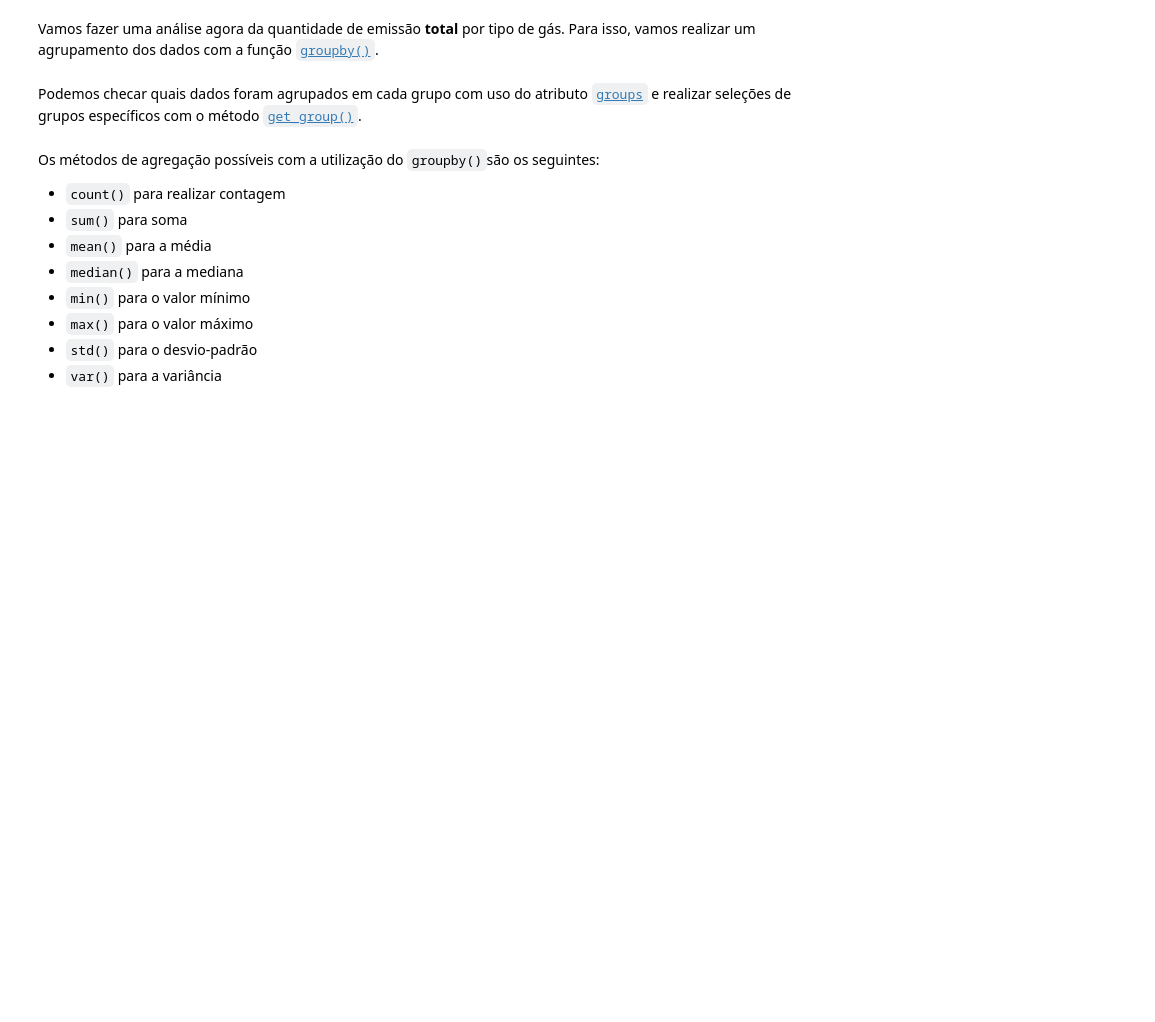
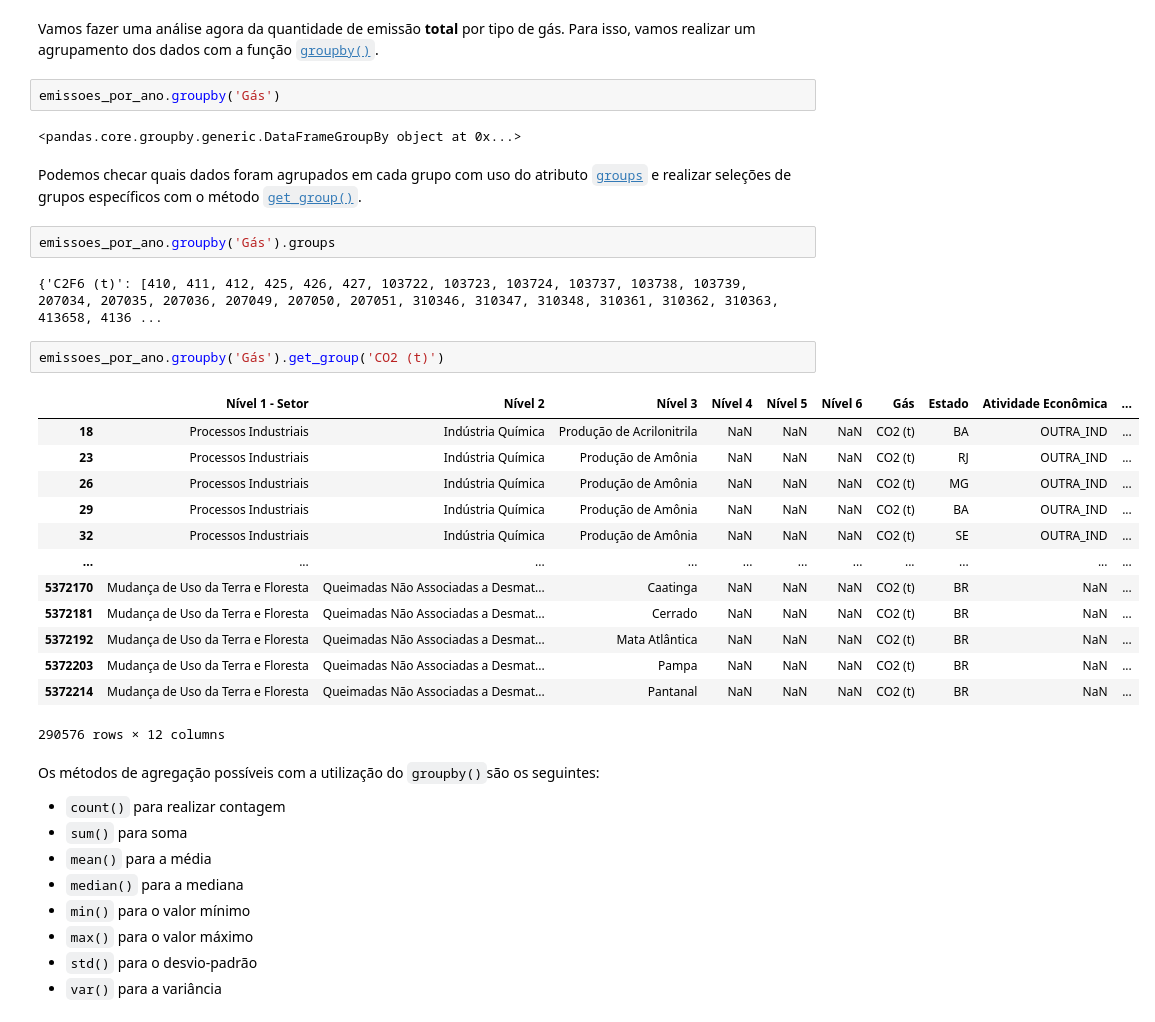
Before and after one commit to rgrAndrade/Analise_de_Gases_de_Efeito_Estufa, a Jupyter notebook: analise_gases_efeito_estufa.ipynb, the cells around one changed output. Cells and saved outputs as stored; diff of their text form; blank space fills up the shorter version.

```diff
--- a/analise_gases_efeito_estufa.ipynb
+++ b/analise_gases_efeito_estufa.ipynb
@@ -204,8 +272,32 @@ Para realizar a transformação do DataFrame, utilizamos o método [`melt()`](ht
 ### Análise dos gases
 # %% [markdown]
 Vamos fazer uma análise agora da quantidade de emissão **total** por tipo de gás. Para isso, vamos realizar um agrupamento dos dados com a função [`groupby()`](https://pandas.pydata.org/docs/reference/api/pandas.DataFrame.groupby.html).
+# %%
+emissoes_por_ano.groupby('Gás')
+# %% [output]
+<pandas.core.groupby.generic.DataFrameGroupBy object at 0x...>
 # %% [markdown]
 Podemos checar quais dados foram agrupados em cada grupo com uso do atributo [`groups`](https://pandas.pydata.org/docs/reference/api/pandas.core.groupby.GroupBy.groups.html) e realizar seleções de grupos específicos com o método [`get_group()`](https://pandas.pydata.org/docs/reference/api/pandas.core.groupby.GroupBy.get_group.html).
+# %%
+emissoes_por_ano.groupby('Gás').groups
+# %% [output]
+{'C2F6 (t)': [410, 411, 412, 425, 426, 427, 103722, 103723, 103724, 103737, 103738, 103739, 207034, 207035, 207036, 207049, 207050, 207051, 310346, 310347, 310348, 310361, 310362, 310363, 413658, 4136 ...
+# %%
+emissoes_por_ano.groupby('Gás').get_group('CO2 (t)')
+# %% [output]
+|  | Nível 1 - Setor | Nível 2 | Nível 3 | Nível 4 | Nível 5 | Nível 6 | Gás | Estado | Atividade Econômica | ... |
+| 18 | Processos Industriais | Indústria Química | Produção de Acrilonitrila | NaN | NaN | NaN | CO2 (t) | BA | OUTRA_IND | ... |
+| 23 | Processos Industriais | Indústria Química | Produção de Amônia | NaN | NaN | NaN | CO2 (t) | RJ | OUTRA_IND | ... |
+| 26 | Processos Industriais | Indústria Química | Produção de Amônia | NaN | NaN | NaN | CO2 (t) | MG | OUTRA_IND | ... |
+| 29 | Processos Industriais | Indústria Química | Produção de Amônia | NaN | NaN | NaN | CO2 (t) | BA | OUTRA_IND | ... |
+| 32 | Processos Industriais | Indústria Química | Produção de Amônia | NaN | NaN | NaN | CO2 (t) | SE | OUTRA_IND | ... |
+| ... | ... | ... | ... | ... | ... | ... | ... | ... | ... | ... |
+| 5372170 | Mudança de Uso da Terra e Floresta | Queimadas Não Associadas a Desmat... | Caatinga | NaN | NaN | NaN | CO2 (t) | BR | NaN | ... |
+| 5372181 | Mudança de Uso da Terra e Floresta | Queimadas Não Associadas a Desmat... | Cerrado | NaN | NaN | NaN | CO2 (t) | BR | NaN | ... |
+| 5372192 | Mudança de Uso da Terra e Floresta | Queimadas Não Associadas a Desmat... | Mata Atlântica | NaN | NaN | NaN | CO2 (t) | BR | NaN | ... |
+| 5372203 | Mudança de Uso da Terra e Floresta | Queimadas Não Associadas a Desmat... | Pampa | NaN | NaN | NaN | CO2 (t) | BR | NaN | ... |
+| 5372214 | Mudança de Uso da Terra e Floresta | Queimadas Não Associadas a Desmat... | Pantanal | NaN | NaN | NaN | CO2 (t) | BR | NaN | ... |
+290576 rows × 12 columns
 # %% [markdown]
 Os métodos de agregação possíveis com a utilização do `groupby()`são os seguintes:
 - `count()` para realizar contagem
```
Also changed, not shown: parts of 13 cells of this notebook.
